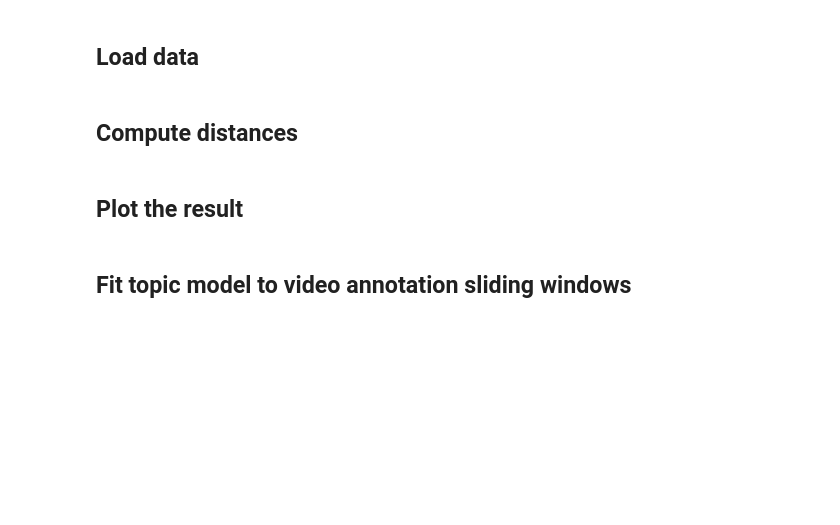
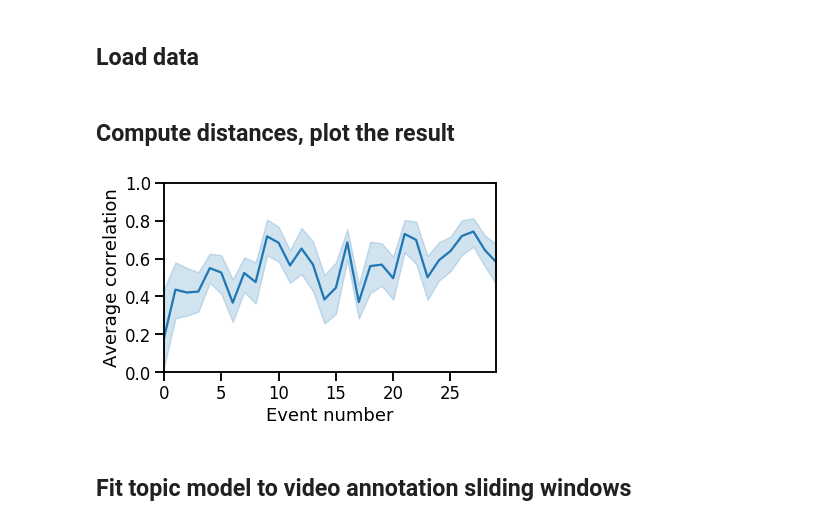
Before and after one commit to ContextLab/sherlock-topic-model-paper, a Jupyter notebook: code/notebooks/main/wordle_analysis_and_fig.ipynb, the cells around one changed output. Cells and saved outputs as stored; diff of their text form; code cells hidden in the pictures; blank space fills up the shorter version.

```diff
--- a/code/notebooks/main/wordle_analysis_and_fig.ipynb
+++ b/code/notebooks/main/wordle_analysis_and_fig.ipynb
@@ -131,36 +168,31 @@ n = 50
 # %% [markdown]
 ## Load data
 # %%
-video_events = np.load(opj(datadir, 'video_events.npy'))
-recall_events = np.load(opj(datadir, 'recall_events.npy'), allow_pickle=True)
-avg_recall_events = np.load(opj(datadir, 'avg_recall_events.npy'), allow_pickle=True)
-matches = np.load(opj(datadir, 'labels.npy'), allow_pickle=True)
-text_corpus = np.load(opj(datadir, 'video_text.npy'), allow_pickle=True)
-embeddings = np.load(opj(datadir, 'embeddings.npy'), allow_pickle=True)
+video_events = np.load(DATA_DIR.joinpath('video_events.npy'))
+recall_events = np.load(DATA_DIR.joinpath('recall_events.npy'), allow_pickle=True)
+avg_recall_events = np.load(DATA_DIR.joinpath('avg_recall_events.npy'), allow_pickle=True)
+matches = np.load(DATA_DIR.joinpath('labels.npy'), allow_pickle=True)
+text_corpus = np.load(DATA_DIR.joinpath('video_text.npy'), allow_pickle=True)
+embeddings = np.load(DATA_DIR.joinpath('embeddings.npy'), allow_pickle=True)
+
 video_embedding = embeddings[0]
 recall_embeddings = embeddings[2]
 # %% [markdown]
-## Compute distances
+## Compute distances, plot the result
-# %%
-dists = []
-for v in video_events:
-    dist = []
-    for sub in recall_events:
-        dist.append(np.max(1 - cdist(np.atleast_2d(v), sub, 'correlation')))
-    dists.append(dist)
-dists = np.array(dists)
-# %% [markdown]
-## Plot the result
 # %%
-sns.set_context('talk')
-bootstrap_ci_corrs(dists)
-plt.xlim(0,29)
-plt.ylim(0,1)
+dists = np.transpose([(1 - cdist(video_events, sub, 'correlation')).max(axis=1)
+                      for sub in recall_events])
+
+bootstrap_ci_plot(dists, corrs=True)
+plt.xlim(0, 29)
+plt.ylim(0, 1)
 plt.xlabel('Event number')
 plt.ylabel('Average correlation')
 plt.tight_layout()
-# plt.savefig(opj(tmp_dir, 'precision.pdf'))
+# plt.savefig(FIG_DIR.joinpath('tmp', 'precision.pdf'))
 plt.show()
+# %% [output]
+[figure, added]
 # %% [markdown]
 ## Fit topic model to video annotation sliding windows
 # %%
```
Also changed, not shown: parts of 24 cells of this notebook, 18 other files.
